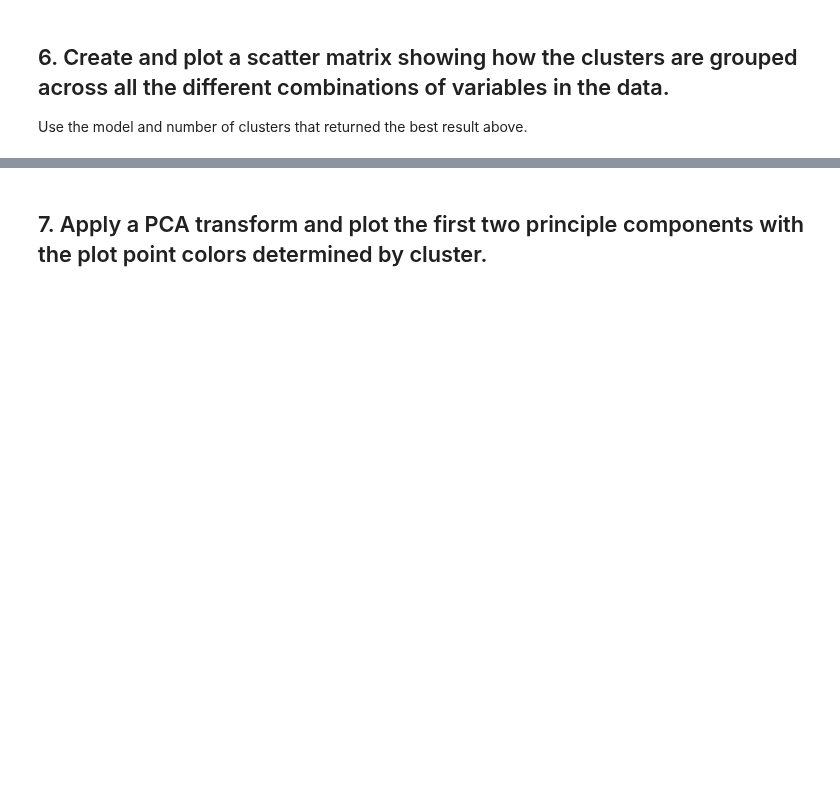
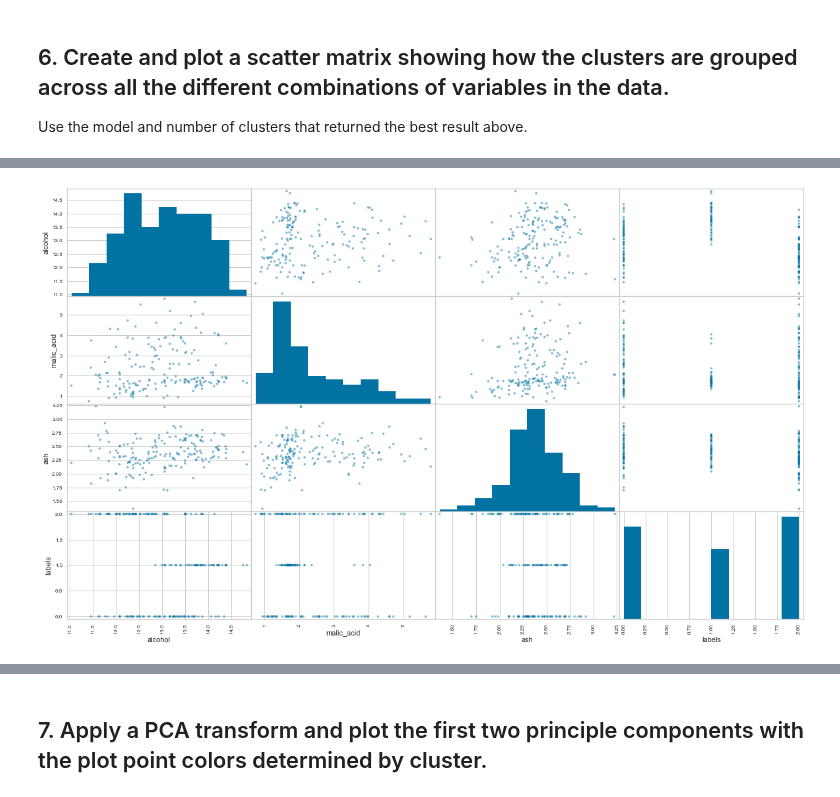
Before and after one commit to ta-datapt-bcn/lab_evaluation, a Jupyter notebook: lab-unsupervised-learning-evaluation/your-code/main.ipynb, the cells around one changed output, grey strips where cells are left out. Drawn from its saved outputs; the diff is of its cells as text; code cells hidden in the pictures; blank space fills up the shorter version.

```diff
--- a/lab-unsupervised-learning-evaluation/your-code/main.ipynb
+++ b/lab-unsupervised-learning-evaluation/your-code/main.ipynb
@@ -38,0 +140,6 @@ Use the model and number of clusters that returned the best result above.
+# %%
+kmeans = KMeans(n_clusters = 3, random_state = 42).fit(X)
+# %%
+df_wine = pd.DataFrame(wine.data,columns=wine.feature_names)
+df_wine['class'] = pd.Series(wine.target)
+df_wine.head()
@@ -42,4 +156,4 @@ bin1 = ['alcohol','malic_acid','ash','labels']
 bin2 = ['alcalinity_of_ash','magnesium','total_phenols','labels']
 bin3 = ['flavanoids','nonflavanoid_phenols','proanthocyanins','labels']
 bin4 = ['color_intensity','hue','od280/od315_of_diluted_wines','proline','labels']
-X['labels'] = data_clusters3.labels_
+df_wine['labels'] = kmeans.labels_
@@ -53,0 +160,7 @@ X['labels'] = data_clusters3.labels_
+# %%
+from matplotlib.pylab import rcParams
+rcParams['figure.figsize'] = 20,12
+# %%
+_ = pd.plotting.scatter_matrix(df_wine[bin1])
+# %% [output]
+[figure, added]
```
Also changed, not shown: parts of 44 cells of this notebook, 1 other file.
